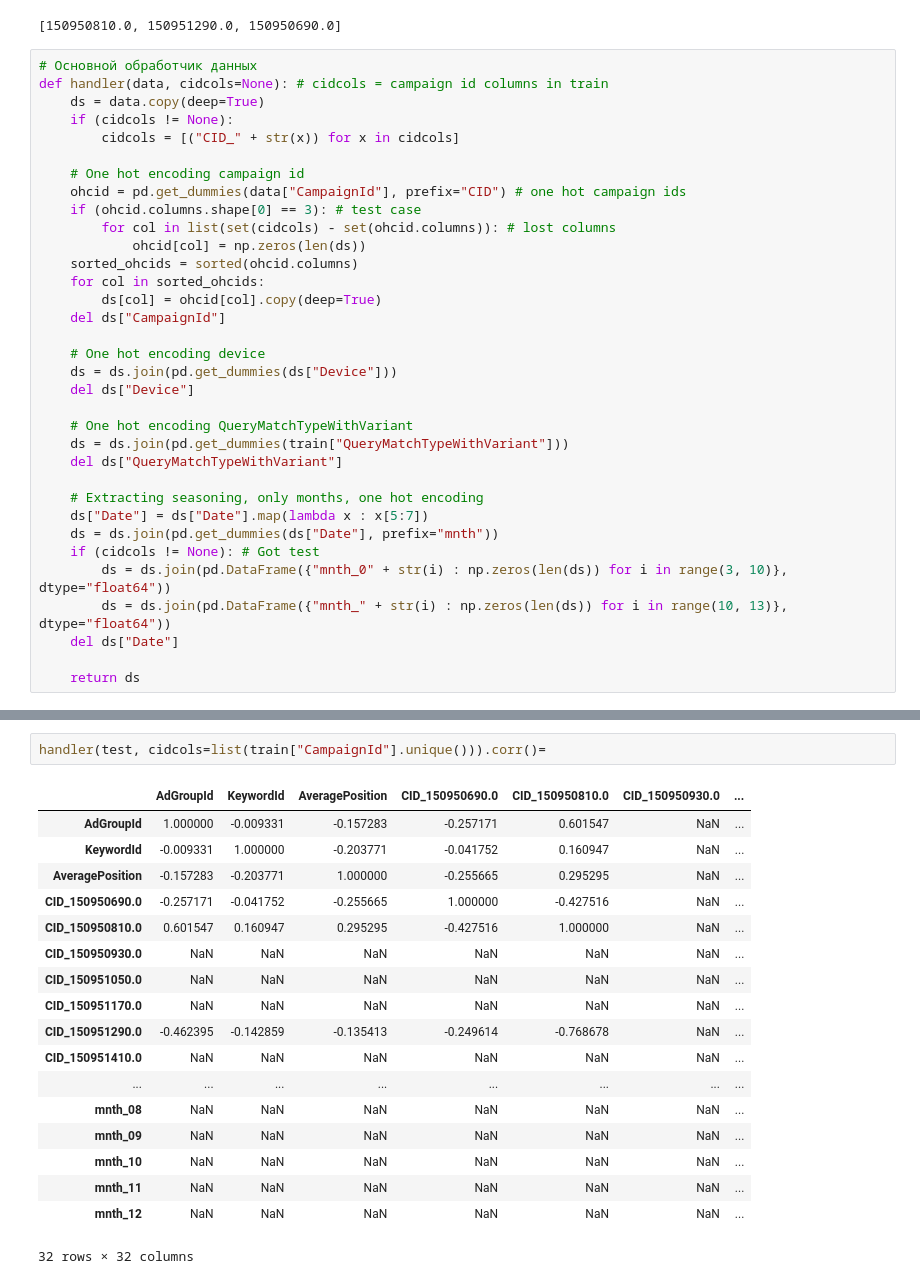
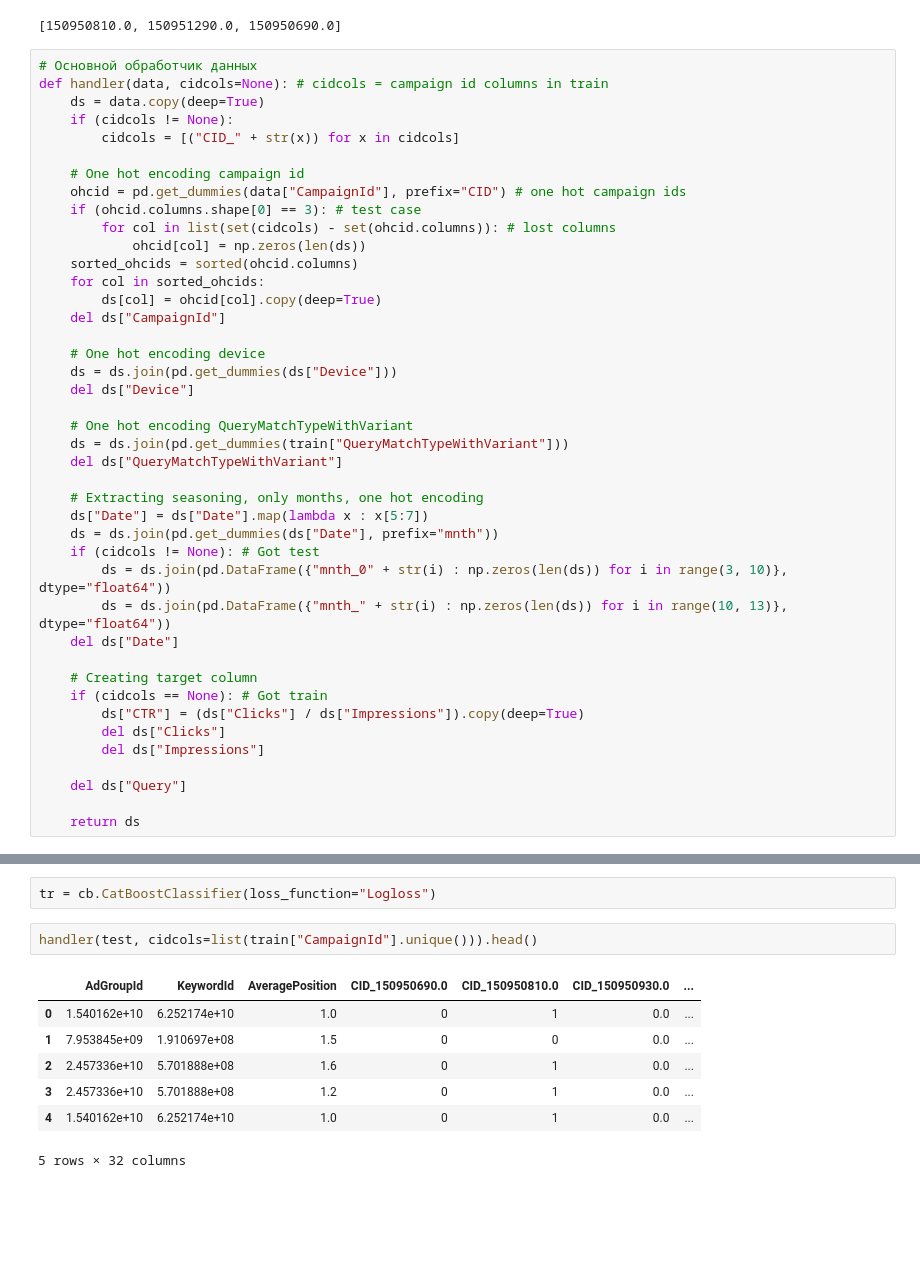
Before and after one commit to mrdisclaimer/grandma-data-soup-ctr, a Jupyter notebook: Untitled.ipynb, the cells around one changed output, grey strips where cells are left out. Saved outputs shown, nothing was run; the diff lists cells and outputs as text; blank space fills up the shorter version.

```diff
--- a/Untitled.ipynb
+++ b/Untitled.ipynb
@@ -128,5 +131,13 @@ def handler(data, cidcols=None): # cidcols = campaign id columns in train
         ds = ds.join(pd.DataFrame({"mnth_" + str(i) : np.zeros(len(ds)) for i in range(10, 13)}, dtype="float64"))
     del ds["Date"]
 
+    # Creating target column
+    if (cidcols == None): # Got train
+        ds["CTR"] = (ds["Clicks"] / ds["Impressions"]).copy(deep=True)
+        del ds["Clicks"]
+        del ds["Impressions"]
+
+    del ds["Query"]
+
     return ds
 # %%
@@ -153,21 +164,12 @@ handler(train).corr()
+# %%
+tr = cb.CatBoostClassifier(loss_function="Logloss")
 # %%
-handler(test, cidcols=list(train["CampaignId"].unique())).corr()=
+handler(test, cidcols=list(train["CampaignId"].unique())).head()
 # %% [output]
 |  | AdGroupId | KeywordId | AveragePosition | CID_150950690.0 | CID_150950810.0 | CID_150950930.0 | ... |
-| AdGroupId | 1.000000 | -0.009331 | -0.157283 | -0.257171 | 0.601547 | NaN | ... |
-| KeywordId | -0.009331 | 1.000000 | -0.203771 | -0.041752 | 0.160947 | NaN | ... |
-| AveragePosition | -0.157283 | -0.203771 | 1.000000 | -0.255665 | 0.295295 | NaN | ... |
-| CID_150950690.0 | -0.257171 | -0.041752 | -0.255665 | 1.000000 | -0.427516 | NaN | ... |
-| CID_150950810.0 | 0.601547 | 0.160947 | 0.295295 | -0.427516 | 1.000000 | NaN | ... |
-| CID_150950930.0 | NaN | NaN | NaN | NaN | NaN | NaN | ... |
-| CID_150951050.0 | NaN | NaN | NaN | NaN | NaN | NaN | ... |
-| CID_150951170.0 | NaN | NaN | NaN | NaN | NaN | NaN | ... |
-| CID_150951290.0 | -0.462395 | -0.142859 | -0.135413 | -0.249614 | -0.768678 | NaN | ... |
-| CID_150951410.0 | NaN | NaN | NaN | NaN | NaN | NaN | ... |
-| ... | ... | ... | ... | ... | ... | ... | ... |
-| mnth_08 | NaN | NaN | NaN | NaN | NaN | NaN | ... |
-| mnth_09 | NaN | NaN | NaN | NaN | NaN | NaN | ... |
-| mnth_10 | NaN | NaN | NaN | NaN | NaN | NaN | ... |
-| mnth_11 | NaN | NaN | NaN | NaN | NaN | NaN | ... |
-| mnth_12 | NaN | NaN | NaN | NaN | NaN | NaN | ... |
+| 0 | 1.540162e+10 | 6.252174e+10 | 1.0 | 0 | 1 | 0.0 | ... |
+| 1 | 7.953845e+09 | 1.910697e+08 | 1.5 | 0 | 0 | 0.0 | ... |
+| 2 | 2.457336e+10 | 5.701888e+08 | 1.6 | 0 | 1 | 0.0 | ... |
+| 3 | 2.457336e+10 | 5.701888e+08 | 1.2 | 0 | 1 | 0.0 | ... |
+| 4 | 1.540162e+10 | 6.252174e+10 | 1.0 | 0 | 1 | 0.0 | ... |
-32 rows × 32 columns
+5 rows × 32 columns
```
Also changed, not shown: parts of 13 cells of this notebook, 1 other file.
